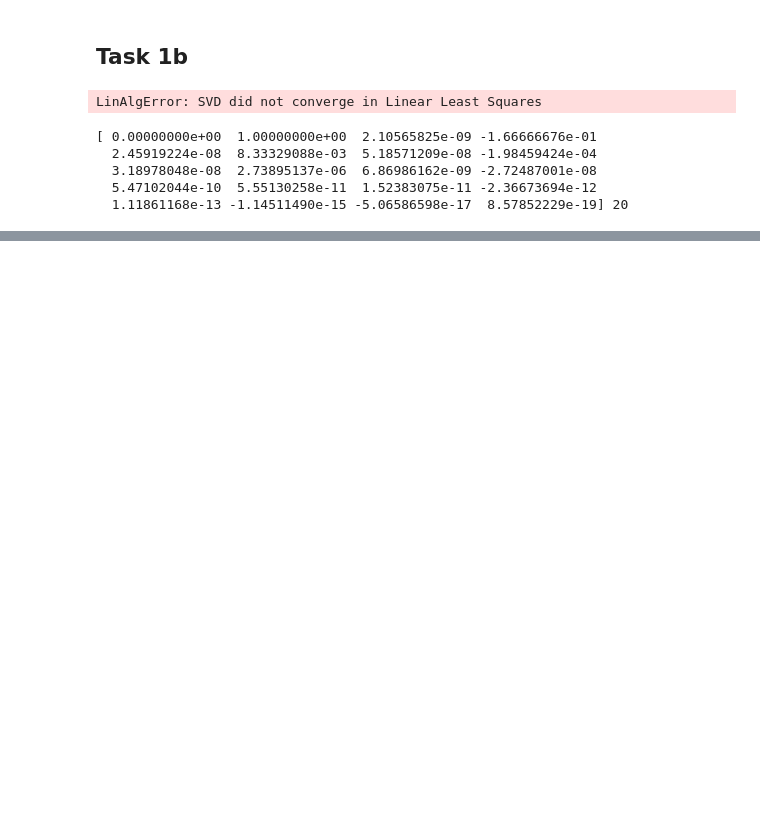
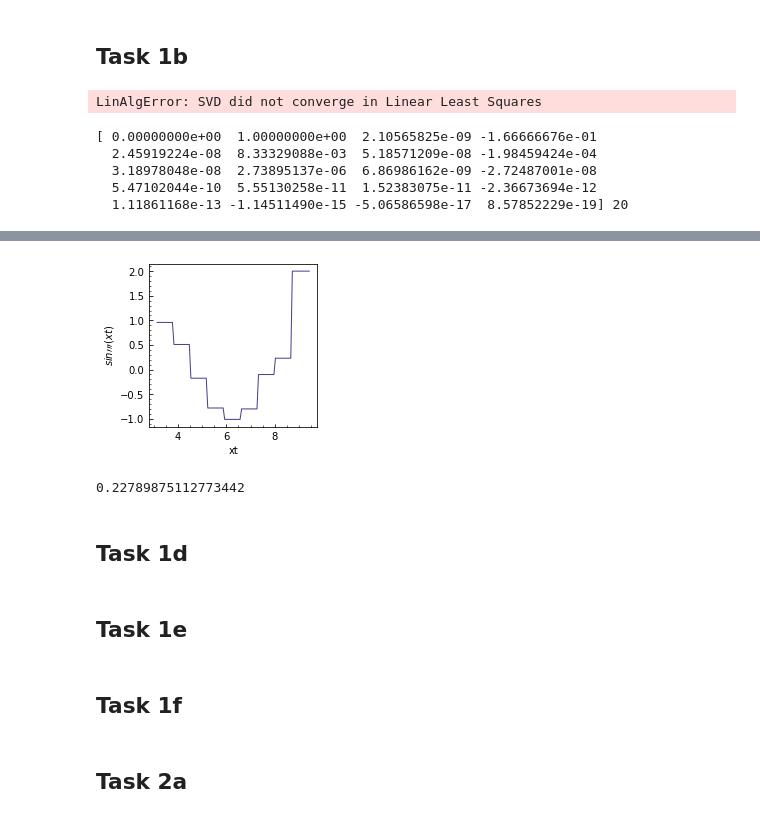
Before and after one commit to sadiess/a211w20, a Jupyter notebook: SeddonStettler_HW02.ipynb, the cells around one changed output, grey strips where cells are left out. Cells and saved outputs as stored; diff of their text form; code cells hidden in the pictures; blank space fills up the shorter version.

```diff
--- a/SeddonStettler_HW02.ipynb
+++ b/SeddonStettler_HW02.ipynb
@@ -83,0 +187,17 @@ plot_line_points(lkt, poly_int, xlabel=r'$x$', ylabel=r'$f(x)$', figsize=4)
+# %%
+plot_line_points(xtest, sinxppp,
+                 xlabel=r'xt', ylabel=r'$sin\prime\prime\prime(xt)$', figsize=3)
+# %% [output]
+[figure, added]
+# %%
+sinxint
+# %% [output]
+0.22789875112773442
+# %% [markdown]
+## Task 1d
+# %% [markdown]
+## Task 1e
+# %% [markdown]
+## Task 1f
+# %% [markdown]
+## Task 2a
```
Also changed, not shown: parts of 13 cells of this notebook.
